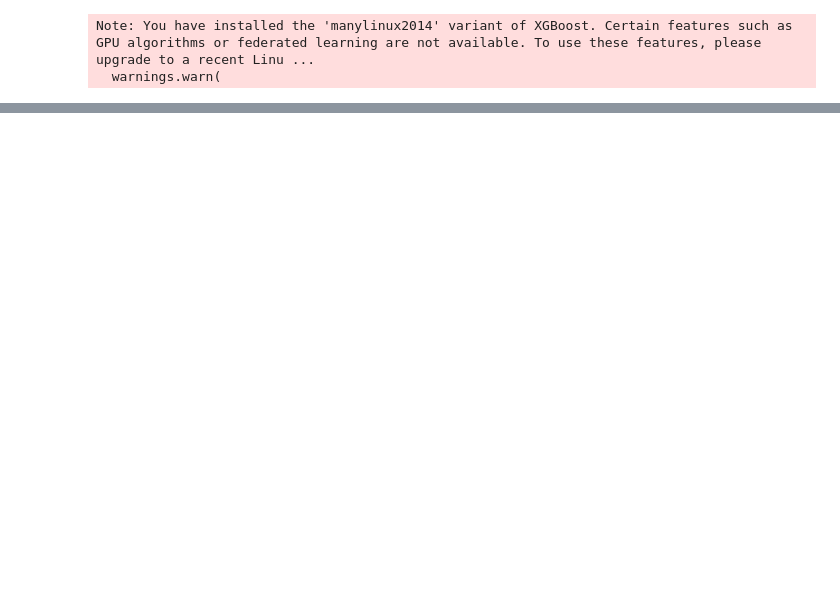
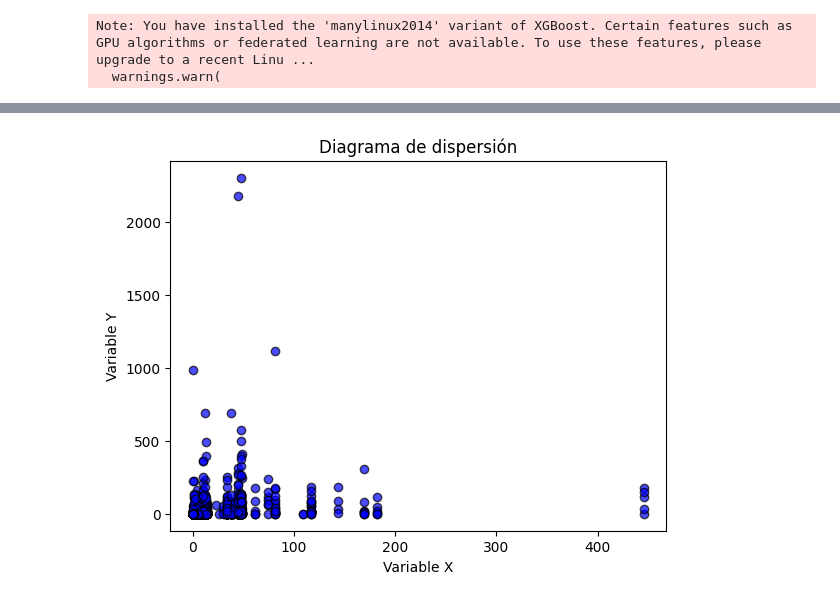
Before and after one commit to cesarcastrodatascientist/test_meli, a Jupyter notebook: notebooks/model.ipynb, the cells around one changed output, grey strips where cells are left out. Saved outputs shown, nothing was run; the diff lists cells and outputs as text; code cells hidden in the pictures; blank space fills up the shorter version.

```diff
--- a/notebooks/model.ipynb
+++ b/notebooks/model.ipynb
@@ -84,0 +85,15 @@ model_predictor.test_model(X_test,y_test,xgb_fit.best_estimator_)
+# %%
+import matplotlib.pyplot as plt
+
+# Ejemplo de datos
+x = rf_fit.best_estimator_.predict(X_test)
+
+# Crear scatter plot
+plt.scatter(x, y_test, color="blue", alpha=0.7, edgecolors="black")
+
+plt.title("Diagrama de dispersión")
+plt.xlabel("Variable X")
+plt.ylabel("Variable Y")
+plt.show()
+# %% [output]
+[figure, added]
```
Also changed, not shown: parts of 6 cells of this notebook, 2 other files.
